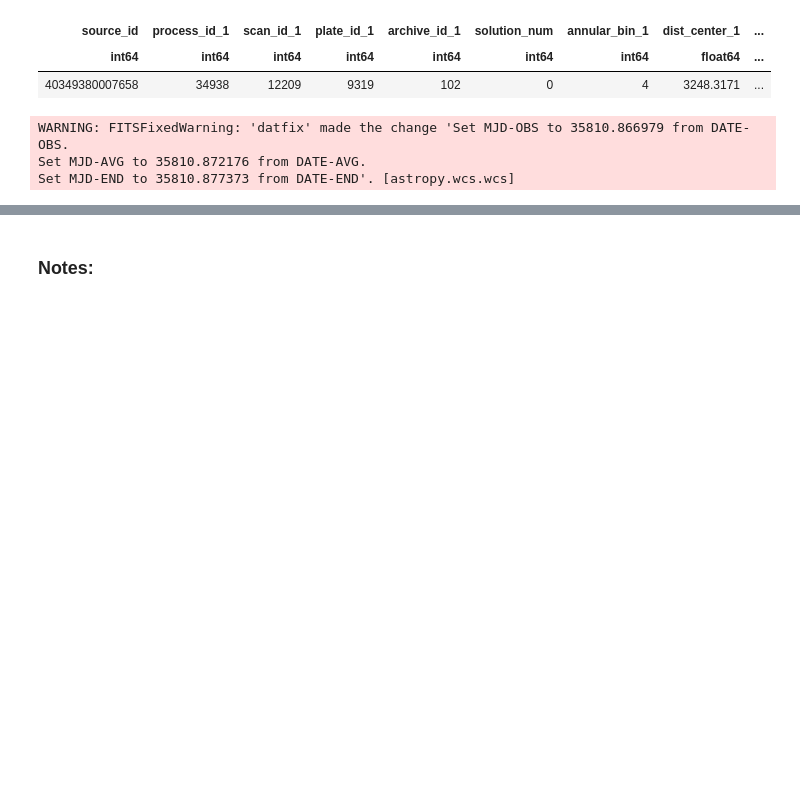
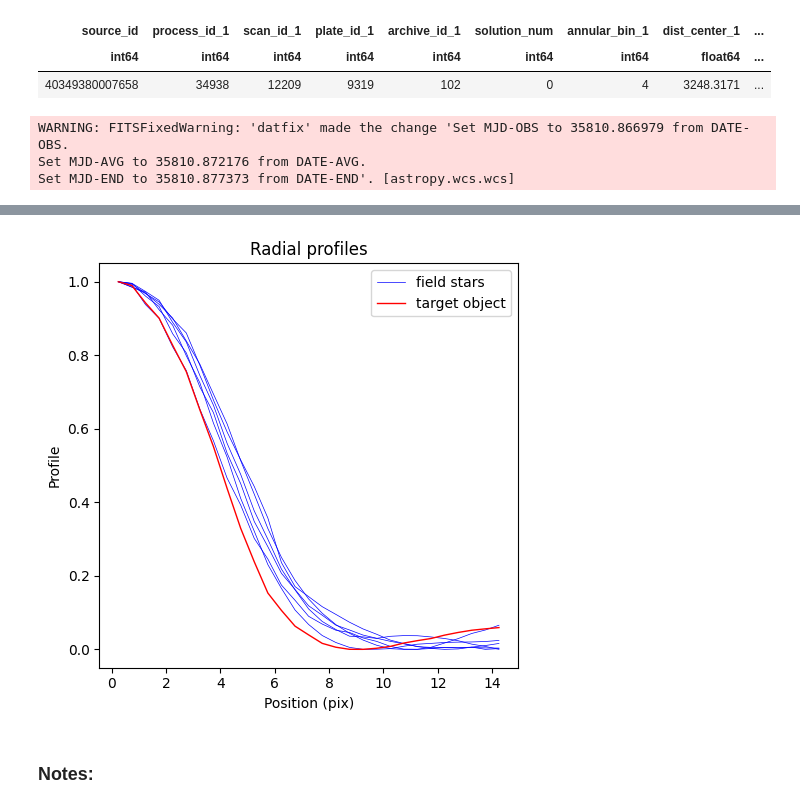
Before and after one commit to cuernodegazpacho/plateanalysis, a Jupyter notebook: footprints/event_analysis.ipynb, the cells around one changed output, grey strips where cells are left out. Saved outputs shown, nothing was run; the diff lists cells and outputs as text; code cells hidden in the pictures; blank space fills up the shorter version.

```diff
--- a/footprints/event_analysis.ipynb
+++ b/footprints/event_analysis.ipynb
@@ -371,0 +272,12 @@ cutout shape: (197, 198) px
+# %%
+annular_bin = table_object['annular_bin_1']
+target_flux_max = table_object['flux_max']
+
+mask = table_matched['annular_bin_1'] == annular_bin
+table_annular_bin = table_matched[mask]
+
+flux_range = 0.1
+mask = table_annular_bin['flux_max'] < (target_flux_max * (1. + flux_range))
+table_annular_bin = table_annular_bin[mask]
+mask = table_annular_bin['flux_max'] > (target_flux_max * (1. - flux_range))
+table_annular_bin = table_annular_bin[mask]
@@ -405,3 +318,11 @@ plot_radial_profiles(ax, table_all, source_id_1, cutout_1, wcs_1, edge_radii, 'R
+# %%
+fig = plt.figure(figsize=(5, 5))
+
+ax = fig.add_subplot(111)
+
+plot_radial_profiles(ax, table_all_annular_bin, source_id_1, cutout_1, wcs_1, edge_radii, 'Radial profiles')
+# %% [output]
+[figure, added]
 # %% [markdown]
 ### Notes:
 # %% [markdown]
```
Also changed, not shown: parts of 27 cells of this notebook, 11 other files.
